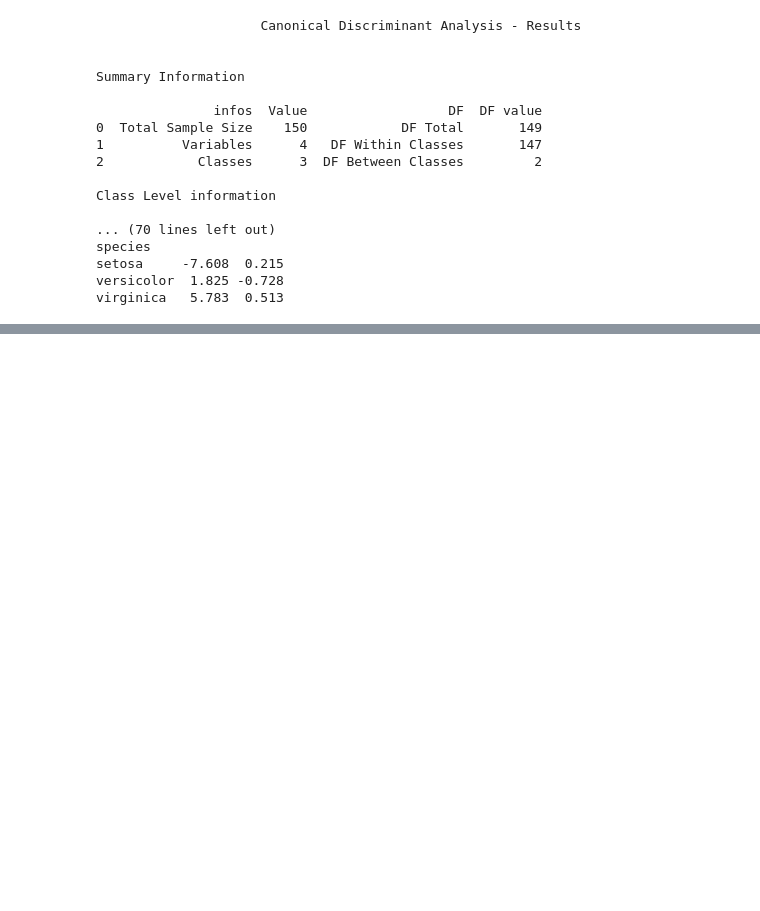
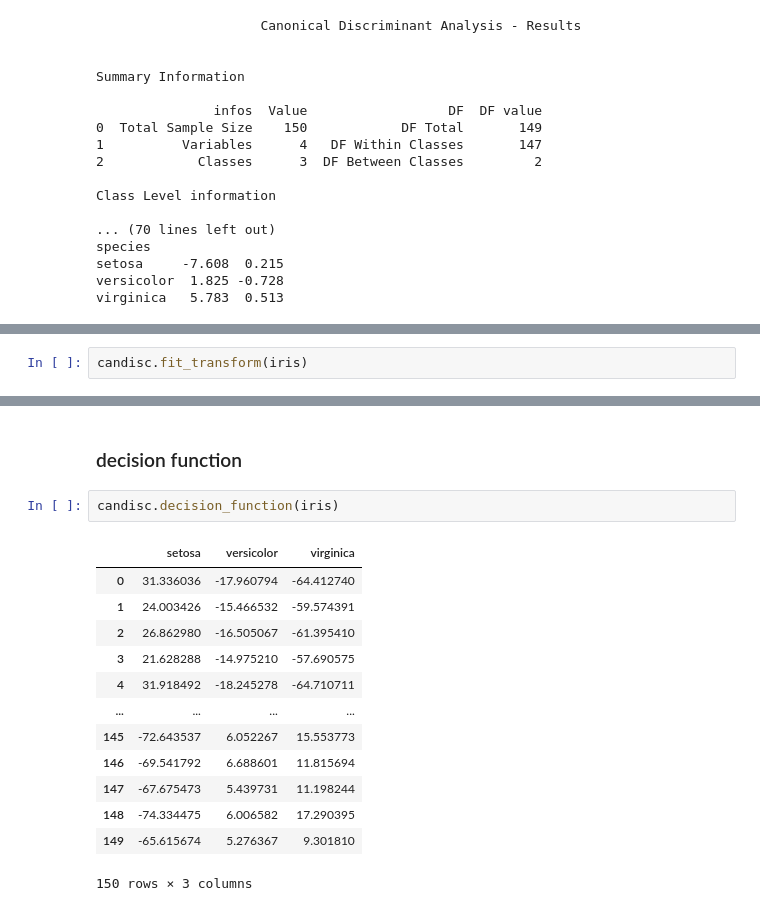
Before and after one commit to enfantbenidedieu/discrimintools, a Jupyter notebook: candisc_iris.ipynb, the cells around one changed output, grey strips where cells are left out. Saved outputs shown, nothing was run; the diff lists cells and outputs as text; blank space fills up the shorter version.

```diff
--- a/candisc_iris.ipynb
+++ b/candisc_iris.ipynb
@@ -234,0 +239,2 @@ print(p)
+# %%
+candisc.fit_transform(iris)
@@ -234,0 +273,18 @@ print(p)
+# %% [markdown]
+### decision function
+# %%
+candisc.decision_function(iris)
+# %% [output]
+|  | setosa | versicolor | virginica |
+| 0 | 31.336036 | -17.960794 | -64.412740 |
+| 1 | 24.003426 | -15.466532 | -59.574391 |
+| 2 | 26.862980 | -16.505067 | -61.395410 |
+| 3 | 21.628288 | -14.975210 | -57.690575 |
+| 4 | 31.918492 | -18.245278 | -64.710711 |
+| ... | ... | ... | ... |
+| 145 | -72.643537 | 6.052267 | 15.553773 |
+| 146 | -69.541792 | 6.688601 | 11.815694 |
+| 147 | -67.675473 | 5.439731 | 11.198244 |
+| 148 | -74.334475 | 6.006582 | 17.290395 |
+| 149 | -65.615674 | 5.276367 | 9.301810 |
+150 rows × 3 columns
```
Also changed, not shown: parts of 15 cells of this notebook, 36 other files.
